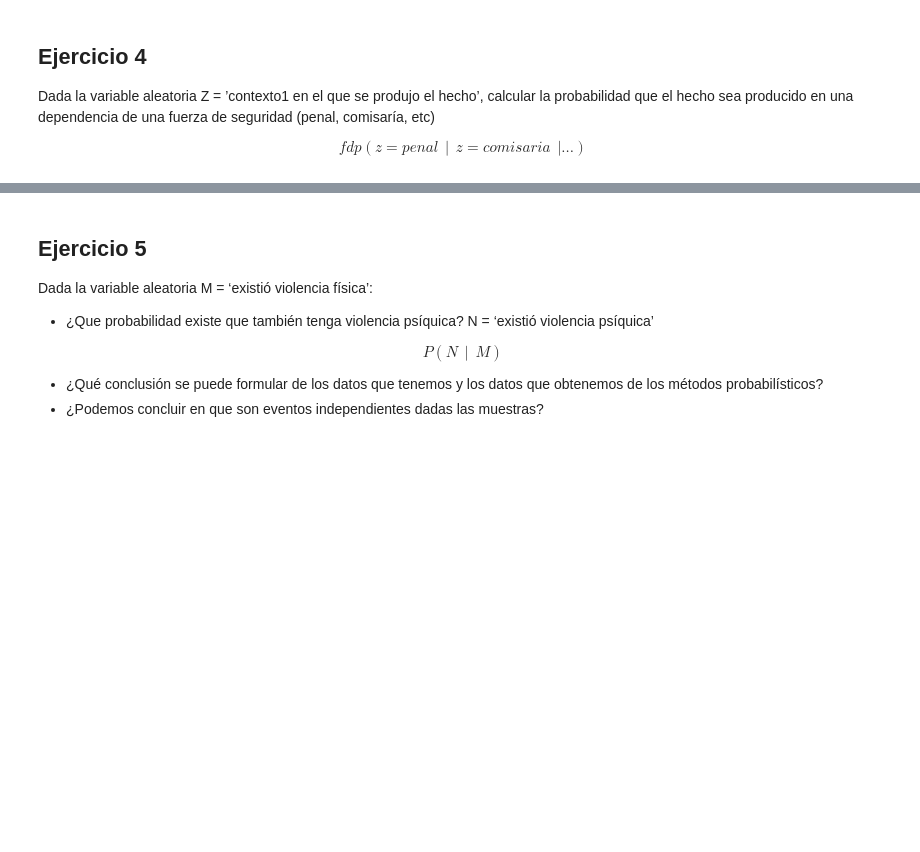
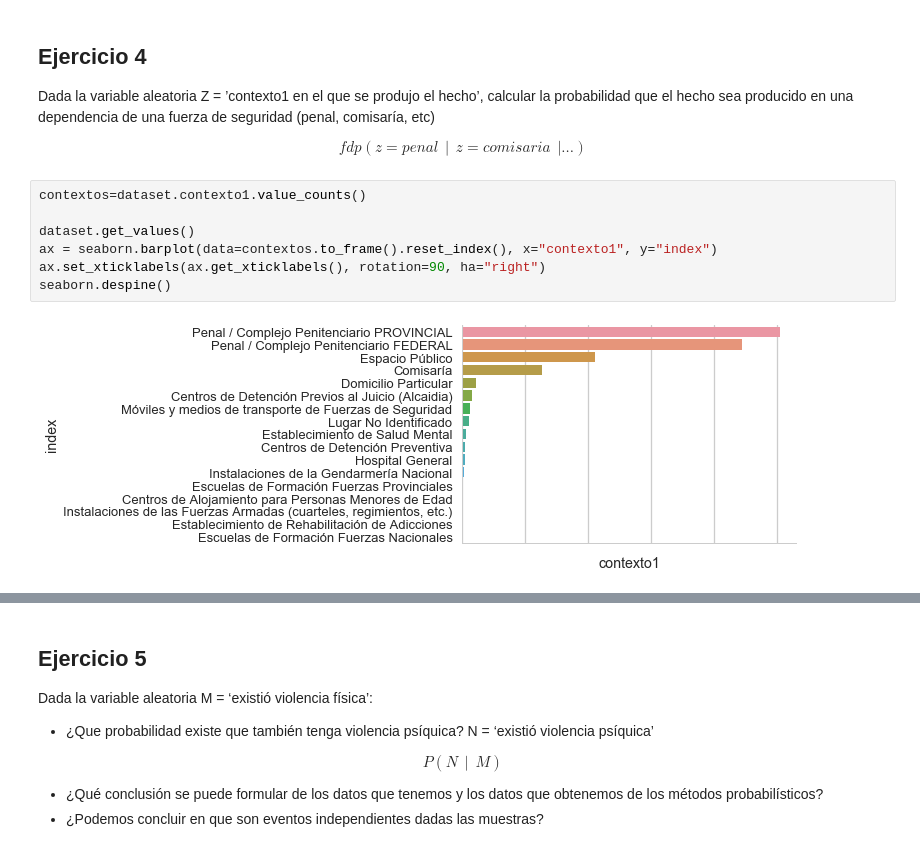
Before and after one commit to david-gonzalez/diplodatos, a Jupyter notebook: analisis_y_visualizacion/Tarea integradora - parte 1.ipynb, the cells around one changed output, grey strips where cells are left out. Drawn from its saved outputs; the diff is of its cells as text; blank space fills up the shorter version.

```diff
--- a/analisis_y_visualizacion/Tarea integradora - parte 1.ipynb
+++ b/analisis_y_visualizacion/Tarea integradora - parte 1.ipynb
@@ -174,3 +237,12 @@ $$fdp(X)$$
 Dada la variable aleatoria Z = ’contexto1 en el que se produjo el hecho’, calcular la probabilidad que el hecho sea producido en una dependencia de una fuerza de seguridad (penal, comisaría, etc)
 
 $$ fdp(z=penal ~~ |~~  z=comisaria ~~ | ...) $$
+# %%
+contextos=dataset.contexto1.value_counts()
+
+dataset.get_values()
+ax = seaborn.barplot(data=contextos.to_frame().reset_index(), x="contexto1", y="index")
+ax.set_xticklabels(ax.get_xticklabels(), rotation=90, ha="right")
+seaborn.despine()
+# %% [output]
+[figure, added]
```
Also changed, not shown: parts of 8 cells of this notebook.
